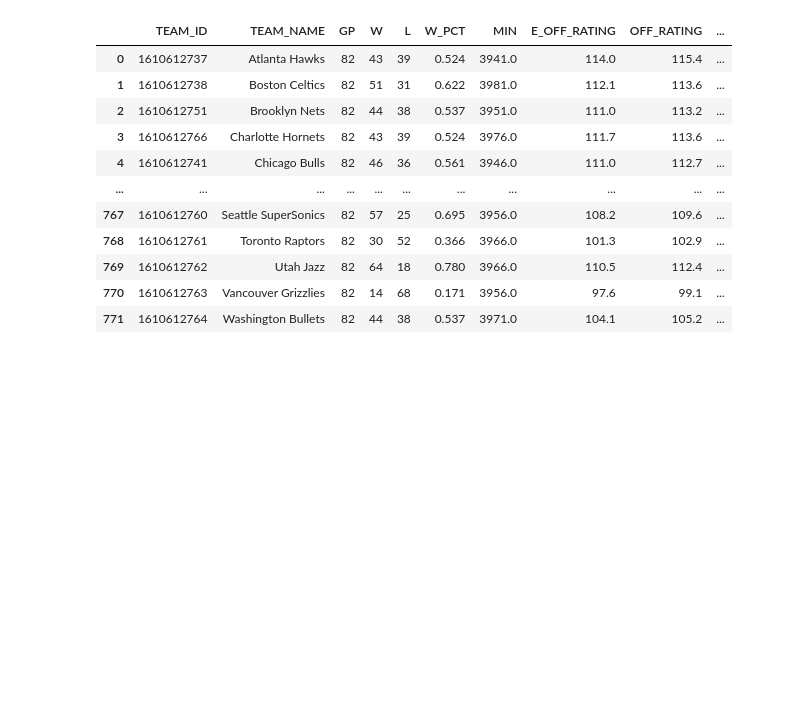
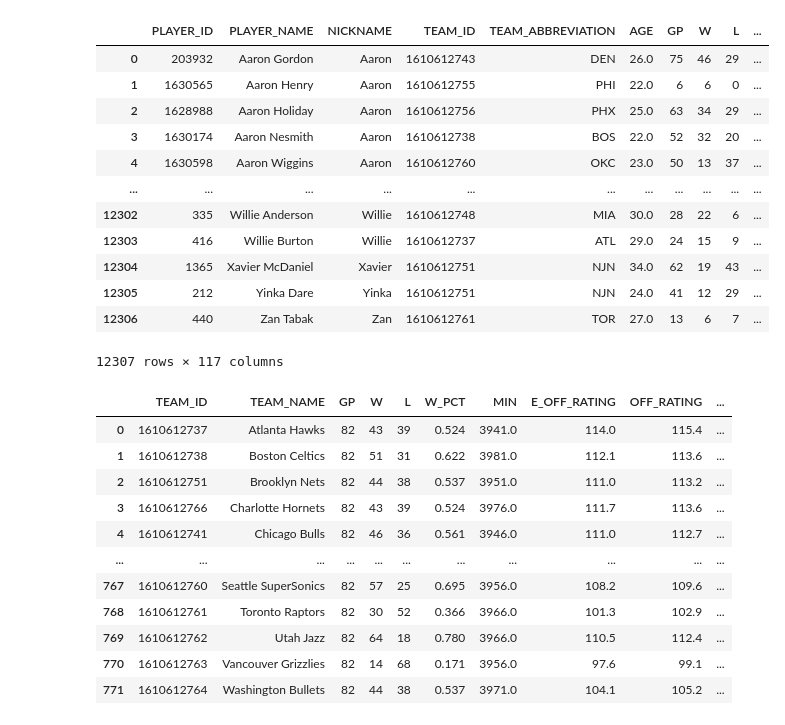
Before and after one commit to davis7526/nba_project, a Jupyter notebook: data_cleaning_setup/team_and_player_data_processing.ipynb, the cells around one changed output. Cells and saved outputs as stored; diff of their text form; code cells hidden in the pictures; blank space fills up the shorter version.

```diff
--- a/data_cleaning_setup/team_and_player_data_processing.ipynb
+++ b/data_cleaning_setup/team_and_player_data_processing.ipynb
@@ -89,10 +137,43 @@ seasons = ['2021-22', '2020-21','2019-20','2018-19','2017-18','2016-17','2015-16
            '2011-12','2010-11','2009-10','2008-09','2007-08','2006-07','2005-06','2004-05','2003-04','2002-03','2001-02',
           '2000-01','1999-00','1998-99','1997-98','1996-97']
 for s_id in seasons:
+    #Player advanced stats
     player_season_stats = leaguedashplayerstats.LeagueDashPlayerStats(measure_type_detailed_defense = 'Advanced',
                                         season_type_all_star = 'Regular Season', season = s_id).get_data_frames()[0]
     player_season_stats['SEASON'] = s_id
-    time.sleep(10)
 
-    career_stats_by_season = career_stats_by_season.append(player_season_stats)
+    #Player shot % stats
+    player_shot_stats = leaguedashplayerptshot.LeagueDashPlayerPtShot(
+                                        season_type_all_star = 'Regular Season', season = s_id).get_data_frames()[0]
+    #Manipulating player shot % data
+    player_shot_stats.columns = player_shot_stats.columns.str.lower()
+    player_shot_stats = player_shot_stats.drop(columns = ['player_last_team_id', 'player_name', 'player_last_team_abbreviation', 'gp', 'g', 'fga_frequency', 'fgm', 'fga', 'fg_pct'], axis = 1)
+
+    #merge the first two datasets
+    advanced_shots_merged = pd.merge(player_season_stats, player_shot_stats, left_on = 'PLAYER_ID', right_on = 'player_id', how = 'left')
+
+
+    #Get Player location stats
+    player_shot_location = json.loads(leaguedashplayershotlocations.LeagueDashPlayerShotLocations(season_type_all_star = 'Regular Season', season = s_id, distance_range = 'By Zone').get_json())
+    #Get both level of labels and combine them for a single level
+    first_level_column_names = player_shot_location['resultSets']['headers'][0]['columnNames']
+    second_level_column_names = player_shot_location['resultSets']['headers'][1]['columnNames']
+
+    first_level_column_names = [s.replace(" ", "_").lower() for s in first_level_column_names]
+    second_level_column_names = [s.lower() for s in second_level_column_names]
+    repetitive_columns = ['fgm', 'fga', 'fg_pct']
+    converted_column_names = [x + "_" + y for x in first_level_column_names for y in repetitive_columns]
+
+    second_level_column_names[6:] = converted_column_names
+    player_shot_location_df = pd.DataFrame(player_shot_location['resultSets']['rowSet'], columns = second_level_column_names)
+    player_shot_location_df = player_shot_location_df.drop(columns = ['player_name',
+                                                          'team_id', 'team_abbreviation', 'age', 'nickname'], axis = 1)
+
+    #merge the first merge with the last dataset
+    all_data_merged = pd.merge(advanced_shots_merged, player_shot_location_df, left_on = 'PLAYER_ID', right_on = 'player_id', how = 'left')
+
+    time.sleep(2)
+
+    career_stats_by_season = career_stats_by_season.append(all_data_merged)
     career_stats_by_season = career_stats_by_season.reset_index(drop = True)
+    print(s_id)
@@ -99 +198,17 @@ for s_id in seasons:
+# %%
+career_stats_by_season
+# %% [output]
+|  | PLAYER_ID | PLAYER_NAME | NICKNAME | TEAM_ID | TEAM_ABBREVIATION | AGE | GP | W | L | ... |
+| 0 | 203932 | Aaron Gordon | Aaron | 1610612743 | DEN | 26.0 | 75 | 46 | 29 | ... |
+| 1 | 1630565 | Aaron Henry | Aaron | 1610612755 | PHI | 22.0 | 6 | 6 | 0 | ... |
+| 2 | 1628988 | Aaron Holiday | Aaron | 1610612756 | PHX | 25.0 | 63 | 34 | 29 | ... |
+| 3 | 1630174 | Aaron Nesmith | Aaron | 1610612738 | BOS | 22.0 | 52 | 32 | 20 | ... |
+| 4 | 1630598 | Aaron Wiggins | Aaron | 1610612760 | OKC | 23.0 | 50 | 13 | 37 | ... |
+| ... | ... | ... | ... | ... | ... | ... | ... | ... | ... | ... |
+| 12302 | 335 | Willie Anderson | Willie | 1610612748 | MIA | 30.0 | 28 | 22 | 6 | ... |
+| 12303 | 416 | Willie Burton | Willie | 1610612737 | ATL | 29.0 | 24 | 15 | 9 | ... |
+| 12304 | 1365 | Xavier McDaniel | Xavier | 1610612751 | NJN | 34.0 | 62 | 19 | 43 | ... |
+| 12305 | 212 | Yinka Dare | Yinka | 1610612751 | NJN | 24.0 | 41 | 12 | 29 | ... |
+| 12306 | 440 | Zan Tabak | Zan | 1610612761 | TOR | 27.0 | 13 | 6 | 7 | ... |
+12307 rows × 117 columns
 # %%
```
Also changed, not shown: parts of 16 cells of this notebook, 1 other file.
